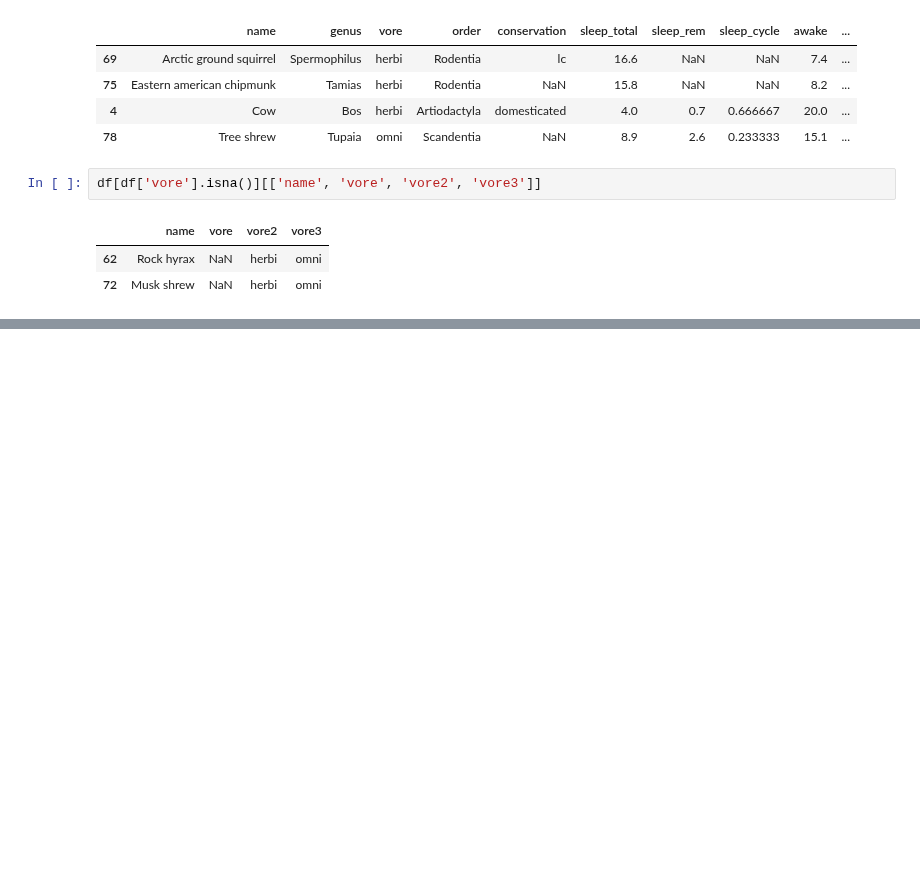
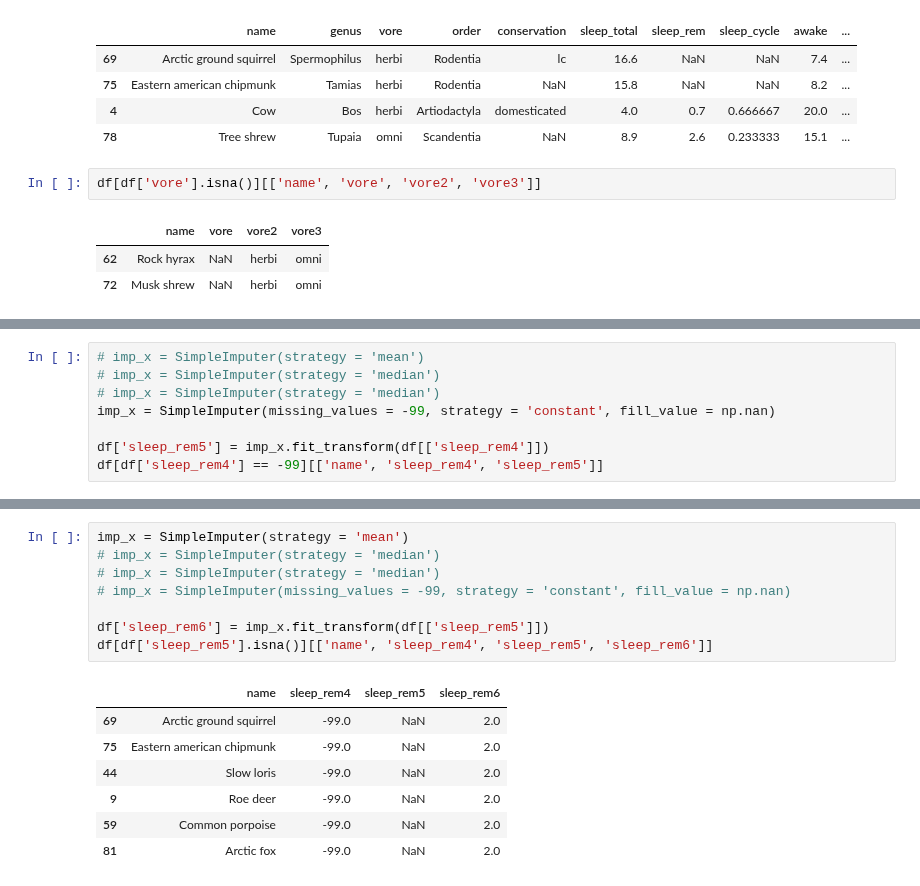
Before and after one commit to pNatTueku/ml_learning_with_ajprasertcbs, a Jupyter notebook: notebooks/impute_or_replace_missing_values.ipynb, the cells around one changed output, grey strips where cells are left out. Drawn from its saved outputs; the diff is of its cells as text; blank space fills up the shorter version.

```diff
--- a/notebooks/impute_or_replace_missing_values.ipynb
+++ b/notebooks/impute_or_replace_missing_values.ipynb
@@ -156,0 +200,8 @@ df[df['vore'].isna()][['name', 'vore', 'vore2', 'vore3']]
+# %%
+# imp_x = SimpleImputer(strategy = 'mean')
+# imp_x = SimpleImputer(strategy = 'median')
+# imp_x = SimpleImputer(strategy = 'median')
+imp_x = SimpleImputer(missing_values = -99, strategy = 'constant', fill_value = np.nan)
+
+df['sleep_rem5'] = imp_x.fit_transform(df[['sleep_rem4']])
+df[df['sleep_rem4'] == -99][['name', 'sleep_rem4', 'sleep_rem5']]
@@ -156,0 +216,16 @@ df[df['vore'].isna()][['name', 'vore', 'vore2', 'vore3']]
+# %%
+imp_x = SimpleImputer(strategy = 'mean')
+# imp_x = SimpleImputer(strategy = 'median')
+# imp_x = SimpleImputer(strategy = 'median')
+# imp_x = SimpleImputer(missing_values = -99, strategy = 'constant', fill_value = np.nan)
+
+df['sleep_rem6'] = imp_x.fit_transform(df[['sleep_rem5']])
+df[df['sleep_rem5'].isna()][['name', 'sleep_rem4', 'sleep_rem5', 'sleep_rem6']]
+# %% [output]
+|  | name | sleep_rem4 | sleep_rem5 | sleep_rem6 |
+| 69 | Arctic ground squirrel | -99.0 | NaN | 2.0 |
+| 75 | Eastern american chipmunk | -99.0 | NaN | 2.0 |
+| 44 | Slow loris | -99.0 | NaN | 2.0 |
+| 9 | Roe deer | -99.0 | NaN | 2.0 |
+| 59 | Common porpoise | -99.0 | NaN | 2.0 |
+| 81 | Arctic fox | -99.0 | NaN | 2.0 |
```
Also changed, not shown: parts of 4 cells of this notebook.
